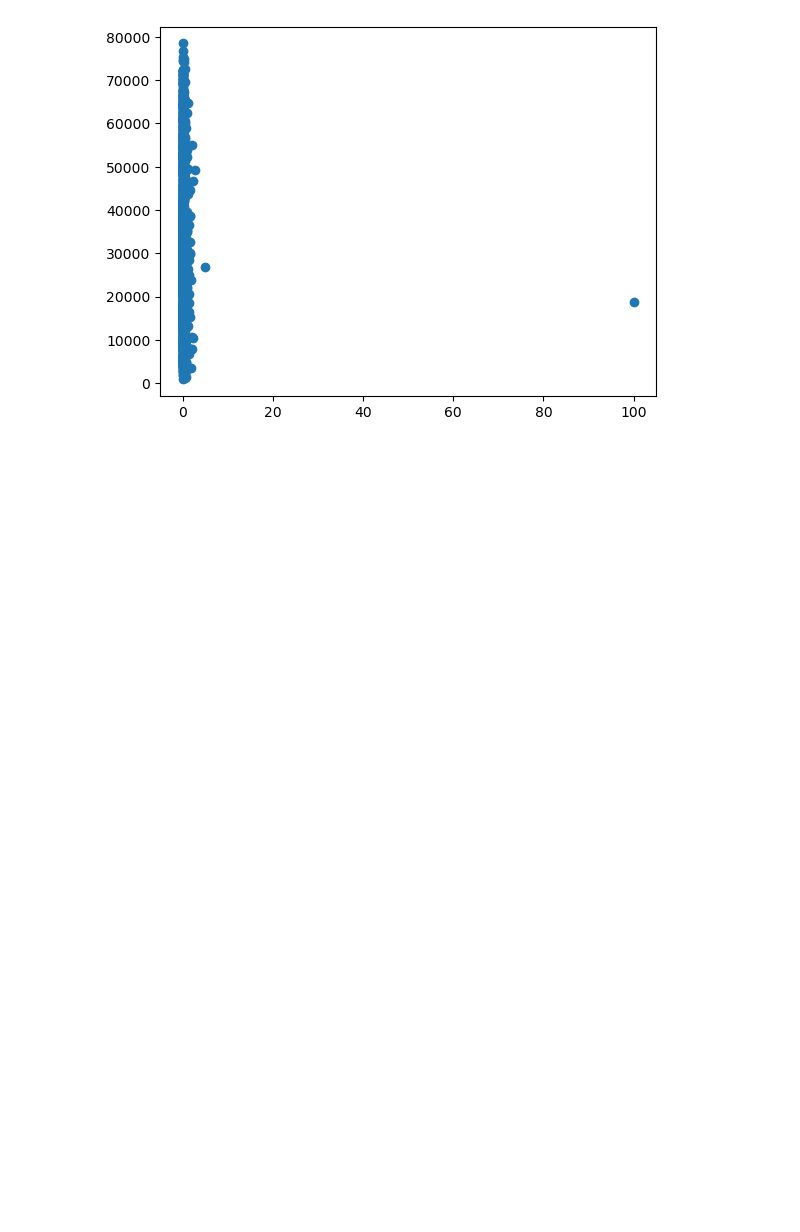
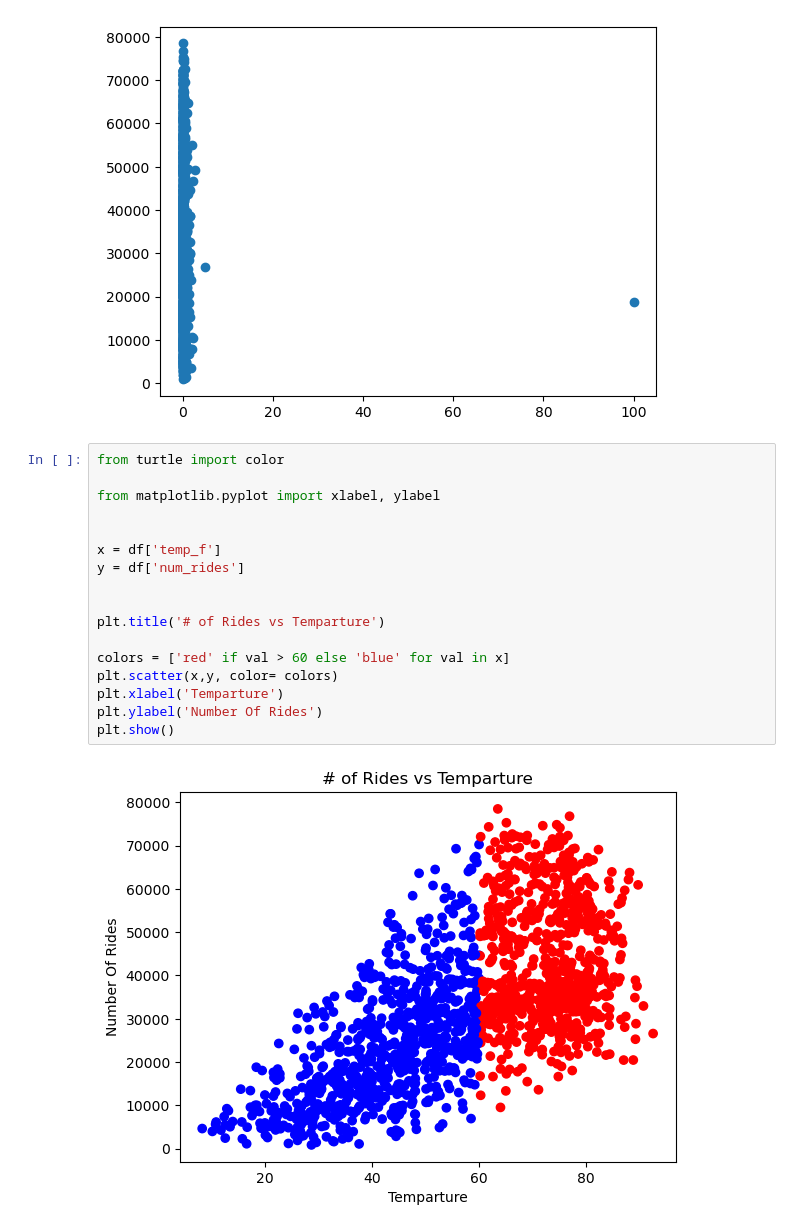
Before and after one commit to Sheryl122/citibike-ridership-model, a Jupyter notebook: code/eda.ipynb, the cells around one changed output. Saved outputs shown, nothing was run; the diff lists cells and outputs as text; blank space fills up the shorter version.

Commit message:
Scatter plots

```diff
--- a/code/eda.ipynb
+++ b/code/eda.ipynb
@@ -114,3 +114,22 @@ plt.scatter(x,y)
 # %% [output]
 <matplotlib.collections.PathCollection at 0x...>
 [figure]
+# %%
+from turtle import color
+
+from matplotlib.pyplot import xlabel, ylabel
+
+
+x = df['temp_f']
+y = df['num_rides']
+
+
+plt.title('# of Rides vs Temparture')
+
+colors = ['red' if val > 60 else 'blue' for val in x]
+plt.scatter(x,y, color= colors)
+plt.xlabel('Temparture')
+plt.ylabel('Number Of Rides')
+plt.show()
+# %% [output]
+[figure, added]
```
